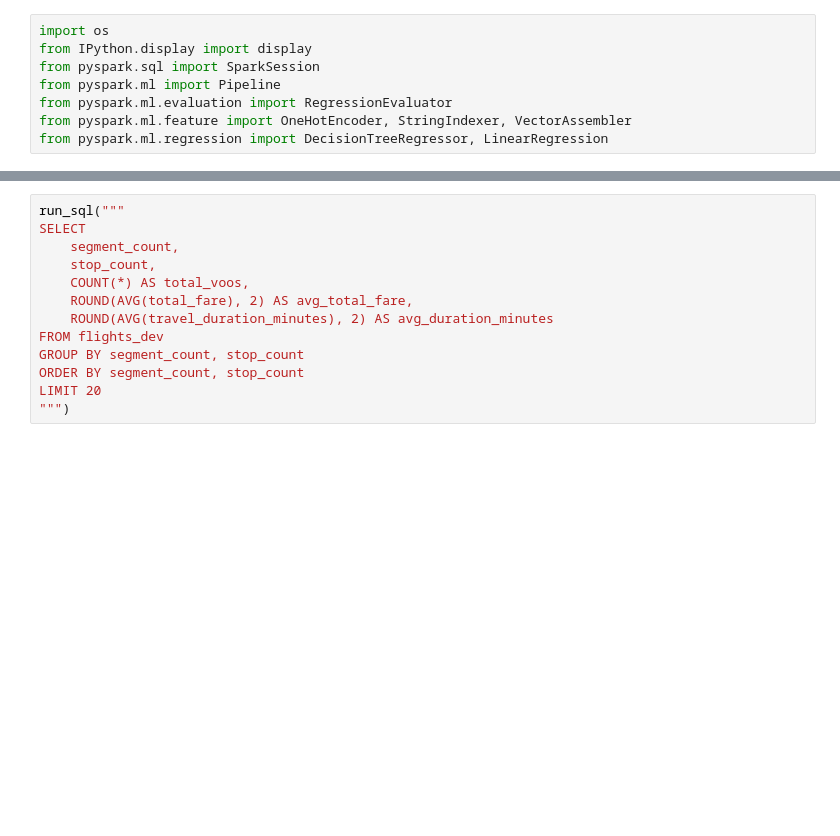
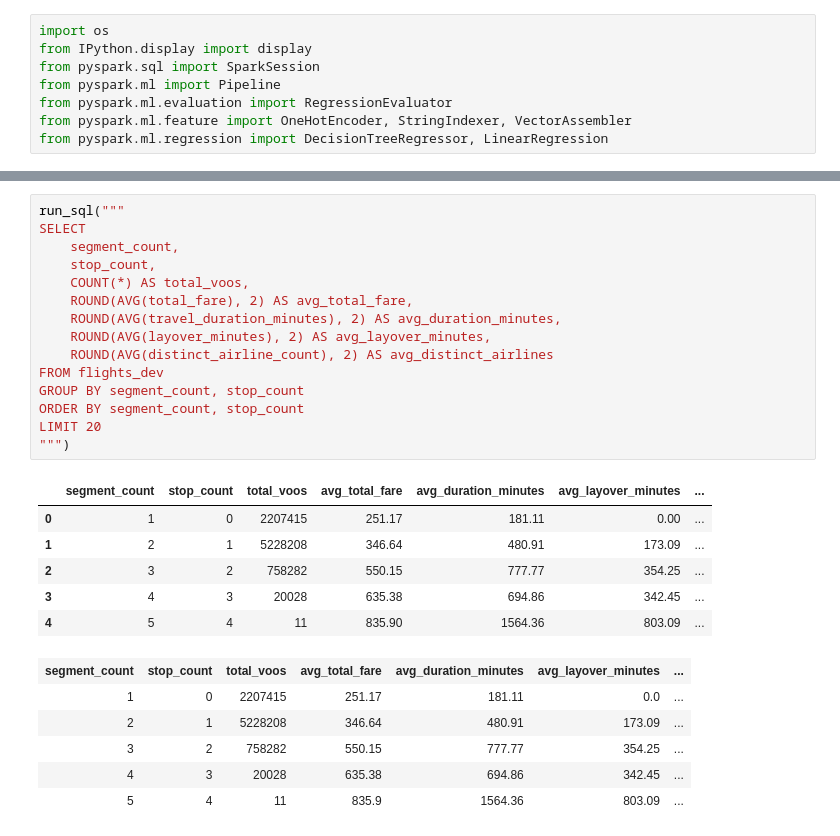
Before and after one commit to KaiqueGovani/flight-price-big-data, a Jupyter notebook: notebooks/flight_price_sql_mllib_starter.ipynb, the cells around one changed output, grey strips where cells are left out. Saved outputs shown, nothing was run; the diff lists cells and outputs as text; blank space fills up the shorter version.

```diff
--- a/notebooks/flight_price_sql_mllib_starter.ipynb
+++ b/notebooks/flight_price_sql_mllib_starter.ipynb
@@ -216,16 +304,31 @@ FROM flights_dev
 # %%
 run_sql("""
 SELECT
     segment_count,
     stop_count,
     COUNT(*) AS total_voos,
     ROUND(AVG(total_fare), 2) AS avg_total_fare,
-    ROUND(AVG(travel_duration_minutes), 2) AS avg_duration_minutes
+    ROUND(AVG(travel_duration_minutes), 2) AS avg_duration_minutes,
+    ROUND(AVG(layover_minutes), 2) AS avg_layover_minutes,
+    ROUND(AVG(distinct_airline_count), 2) AS avg_distinct_airlines
 FROM flights_dev
 GROUP BY segment_count, stop_count
 ORDER BY segment_count, stop_count
 LIMIT 20
 """)
+# %% [output]
+|  | segment_count | stop_count | total_voos | avg_total_fare | avg_duration_minutes | avg_layover_minutes | ... |
+| 0 | 1 | 0 | 2207415 | 251.17 | 181.11 | 0.00 | ... |
+| 1 | 2 | 1 | 5228208 | 346.64 | 480.91 | 173.09 | ... |
+| 2 | 3 | 2 | 758282 | 550.15 | 777.77 | 354.25 | ... |
+| 3 | 4 | 3 | 20028 | 635.38 | 694.86 | 342.45 | ... |
+| 4 | 5 | 4 | 11 | 835.90 | 1564.36 | 803.09 | ... |
+| segment_count | stop_count | total_voos | avg_total_fare | avg_duration_minutes | avg_layover_minutes | ... |
+| 1 | 0 | 2207415 | 251.17 | 181.11 | 0.0 | ... |
+| 2 | 1 | 5228208 | 346.64 | 480.91 | 173.09 | ... |
+| 3 | 2 | 758282 | 550.15 | 777.77 | 354.25 | ... |
+| 4 | 3 | 20028 | 635.38 | 694.86 | 342.45 | ... |
+| 5 | 4 | 11 | 835.9 | 1564.36 | 803.09 | ... |
 # %%
 run_sql("""
 SELECT
```
Also changed, not shown: parts of 15 cells of this notebook, 3 other files.
